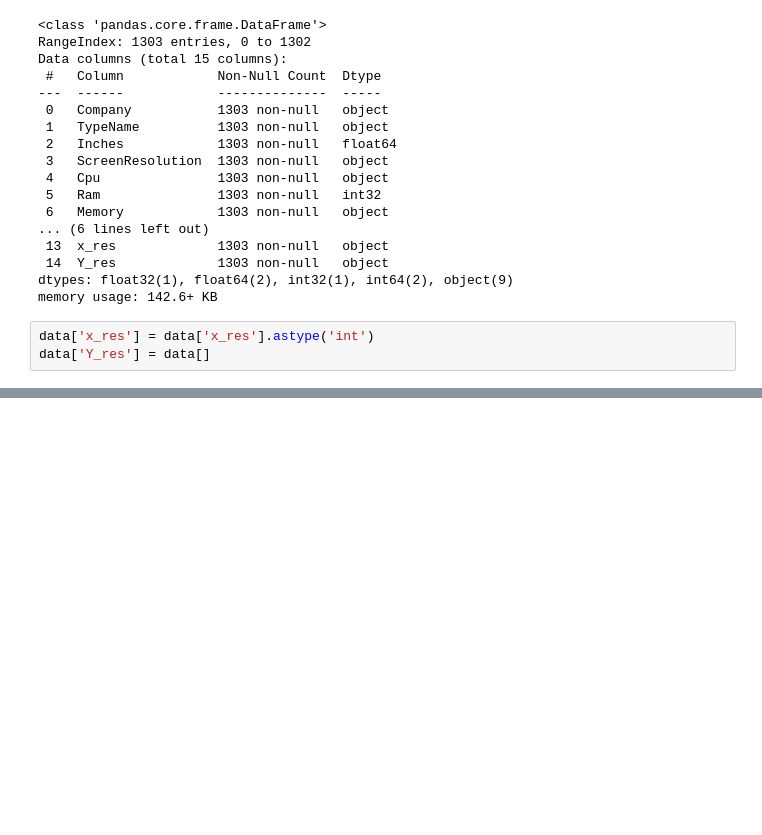
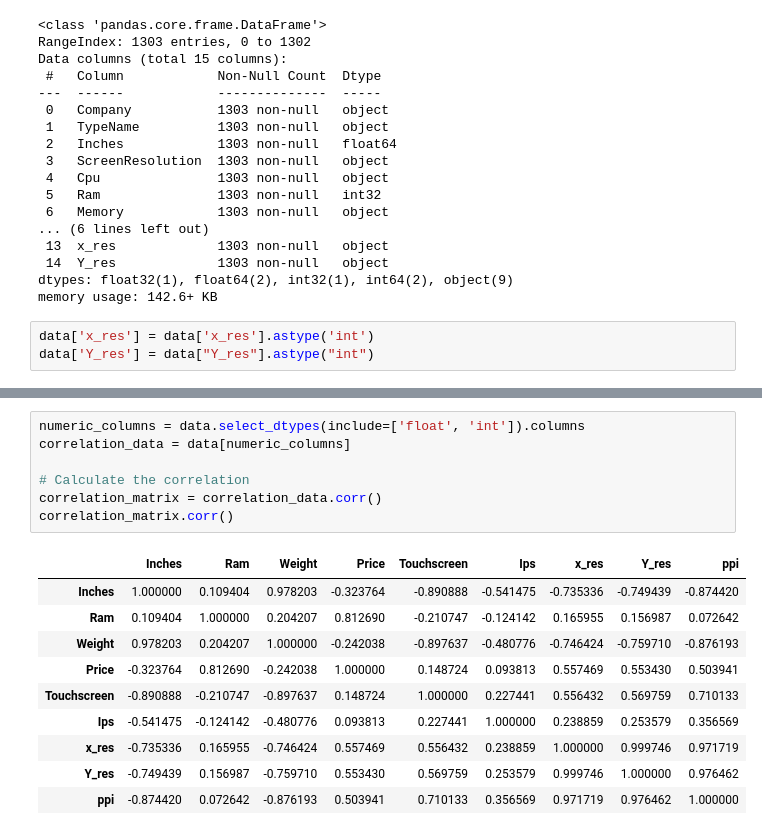
Before and after one commit to John-5014/Laptop_Price_Prediction, a Jupyter notebook: Laptop_Price_Predictor.ipynb, the cells around one changed output, grey strips where cells are left out. Drawn from its saved outputs; the diff is of its cells as text; blank space fills up the shorter version.

Commit message:
find the correlation matrix of numerical columns

```diff
--- a/Laptop_Price_Predictor.ipynb
+++ b/Laptop_Price_Predictor.ipynb
@@ -302,4 +302,4 @@ dtypes: float32(1), float64(2), int32(1), int64(2), object(9)
 memory usage: 142.6+ KB
 # %%
 data['x_res'] = data['x_res'].astype('int')
-data['Y_res'] = data[]
+data['Y_res'] = data["Y_res"].astype("int")
@@ -305,0 +326,18 @@ data['Y_res'] = data[]
+# %%
+numeric_columns = data.select_dtypes(include=['float', 'int']).columns
+correlation_data = data[numeric_columns]
+
+# Calculate the correlation
+correlation_matrix = correlation_data.corr()
+correlation_matrix.corr()
+# %% [output]
+|  | Inches | Ram | Weight | Price | Touchscreen | Ips | x_res | Y_res | ppi |
+| Inches | 1.000000 | 0.109404 | 0.978203 | -0.323764 | -0.890888 | -0.541475 | -0.735336 | -0.749439 | -0.874420 |
+| Ram | 0.109404 | 1.000000 | 0.204207 | 0.812690 | -0.210747 | -0.124142 | 0.165955 | 0.156987 | 0.072642 |
+| Weight | 0.978203 | 0.204207 | 1.000000 | -0.242038 | -0.897637 | -0.480776 | -0.746424 | -0.759710 | -0.876193 |
+| Price | -0.323764 | 0.812690 | -0.242038 | 1.000000 | 0.148724 | 0.093813 | 0.557469 | 0.553430 | 0.503941 |
+| Touchscreen | -0.890888 | -0.210747 | -0.897637 | 0.148724 | 1.000000 | 0.227441 | 0.556432 | 0.569759 | 0.710133 |
+| Ips | -0.541475 | -0.124142 | -0.480776 | 0.093813 | 0.227441 | 1.000000 | 0.238859 | 0.253579 | 0.356569 |
+| x_res | -0.735336 | 0.165955 | -0.746424 | 0.557469 | 0.556432 | 0.238859 | 1.000000 | 0.999746 | 0.971719 |
+| Y_res | -0.749439 | 0.156987 | -0.759710 | 0.553430 | 0.569759 | 0.253579 | 0.999746 | 1.000000 | 0.976462 |
+| ppi | -0.874420 | 0.072642 | -0.876193 | 0.503941 | 0.710133 | 0.356569 | 0.971719 | 0.976462 | 1.000000 |
```
Also changed, not shown: parts of 6 cells of this notebook.
